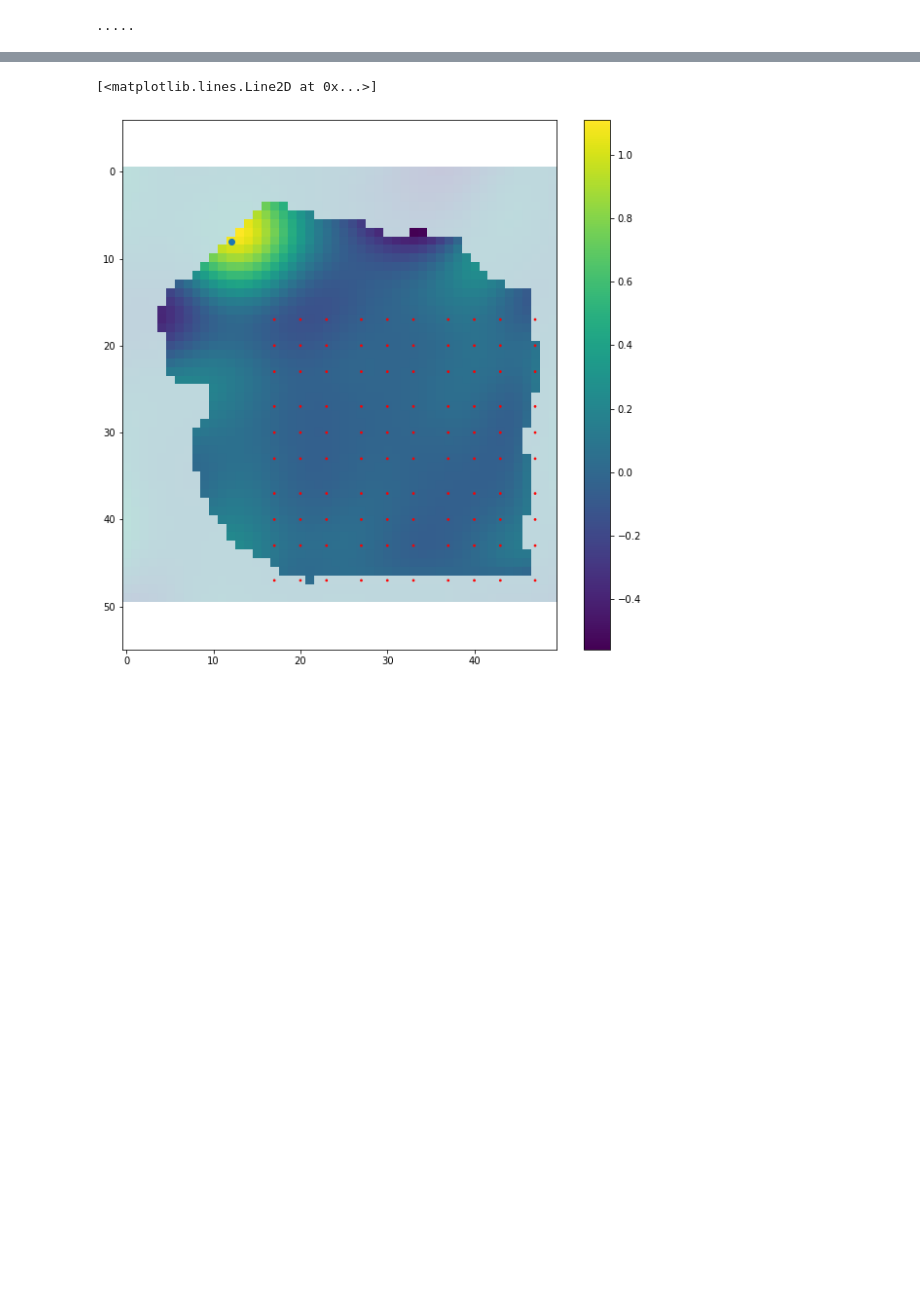
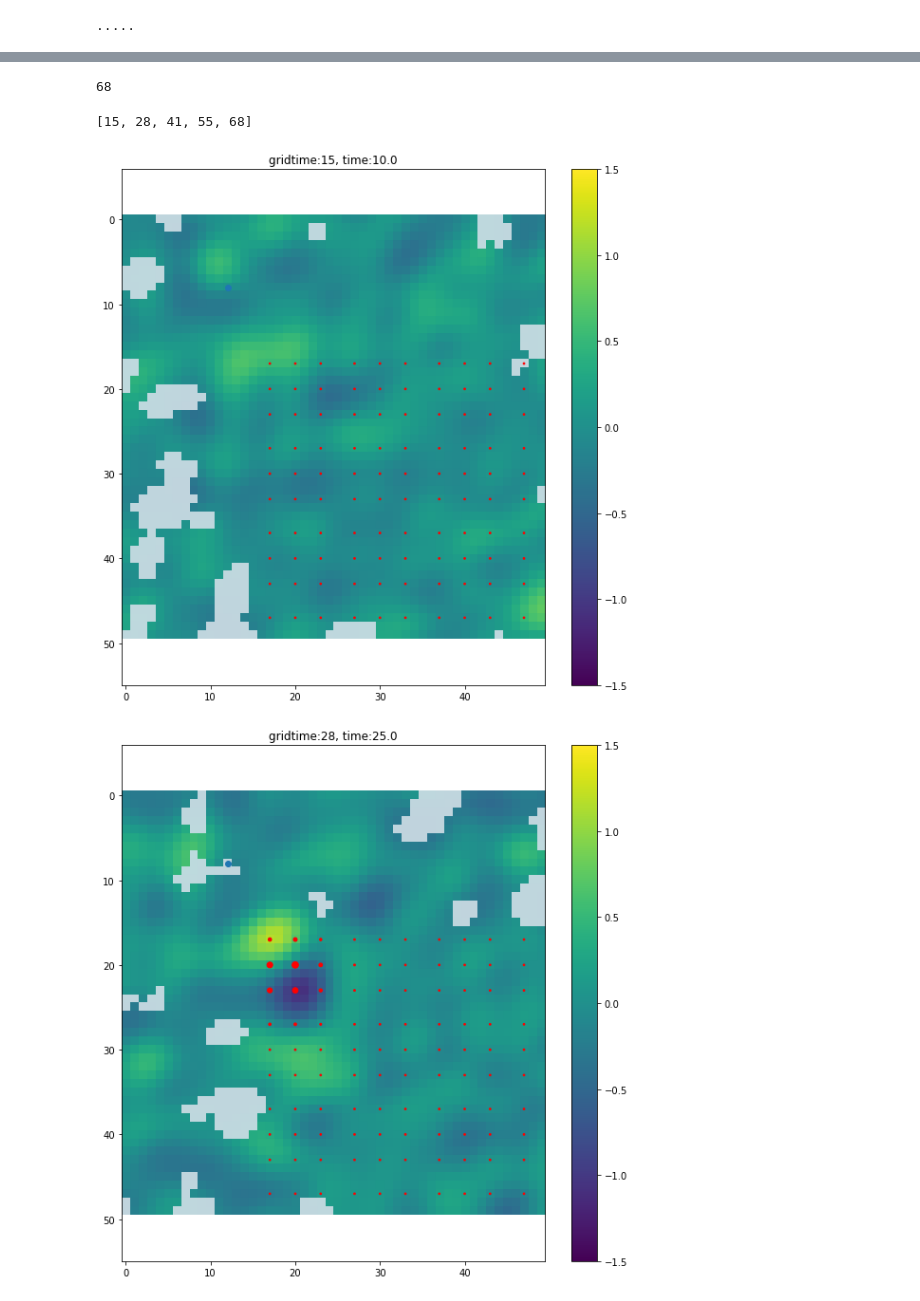
Before and after one commit to SheffieldML/advectionGPdatasets, a Jupyter notebook: juypter/ToyWindProblem.ipynb, the cells around one changed output, grey strips where cells are left out. Cells and saved outputs as stored; diff of their text form; code cells hidden in the pictures; blank space fills up the shorter version.

```diff
--- a/juypter/ToyWindProblem.ipynb
+++ b/juypter/ToyWindProblem.ipynb
@@ -17,7 +17,7 @@ D = 0.5
 for x in np.linspace(30,100,10):
     for y in np.linspace(30,100,10):
         for t in np.linspace(0,60,5):
-            blobcentre = np.array([t+10,t+20]) #1m/s
+            blobcentre = np.array([2*t+10,t+20]) #1m/s
             blobsize = np.sqrt(2*2*D*(t+5))
             d = np.linalg.norm(np.array([x,y])-blobcentre)
             #v = d
@@ -71,14 +71,14 @@ plt.axis('equal')
 # %%
 #set up our model...
-N_feat = 600 #Number of features used to infer the source
-k = EQ(15, 1)
-res = [100,50,50]
+N_feat = 1000 #Number of features used to infer the source
+k = EQ(7, 1)
+res = [75,50,50]
 gbs = ((np.prod(res)*len(X)*8)/1024/1024/1000)
 print("Memory usage in grid model: %0.2f Gb" % gbs)
 #assert gbs<6, "TOO BIG :("
 noiseSD = 0.02
 sensors = FixedSensorModel(X,3)
-windmodel=WindSimple(1,1)
-k_0 = 0.5
+windmodel=WindSimple(2,1)
+k_0 = 0.1
 mInfer = Model(resolution=res,boundary=boundary,N_feat=N_feat,noiseSD=noiseSD,kernel=k,sensormodel=sensors,windmodel=windmodel,k_0=k_0) #Initiate new model for inference
 # %% [output]
@@ -154,19 +154,31 @@ plt.axis('equal')
+# %%
+tp
+# %% [output]
+68
+# %%
+tgrid
+# %% [output]
+[15, 28, 41, 55, 68]
 # %%
-timepoint = 0
-tp = tgrid[timepoint]
-#tp = 0
-conf = (source_upper_ci-source_lower_ci)[tgrid[timepoint],:,:]
-source = sourceInfer[tp,:,:].copy()
-source[conf>0.025]=np.NaN
+confthreshold = 2 #0.05
+for timepoint in range(5):
+    tp = tgrid[timepoint]
+    t = ts[timepoint]
 
-plt.figure(figsize=[10,10])
-plt.imshow(sourceInfer[tp,:,:],clim=[-4,6],alpha=0.3)
-plt.imshow(source)#,clim=[-4,6])
-plt.colorbar()
-#plt.plot(realsource[2],realsource[1],'xw')
-plt.scatter(Xgrid[X[:,1]==ts[timepoint],2],Xgrid[X[:,1]==ts[timepoint],1],3+Y[X[:,1]==ts[timepoint]]/100,color='red')
-plt.axis('equal')
-plt.plot(12,8,'o')
+    conf = (source_upper_ci-source_lower_ci)[tgrid[timepoint],:,:]
+    source = sourceInfer[tp,:,:].copy()
+    source[conf>confthreshold]=np.NaN
+
+    plt.figure(figsize=[10,10])
+    plt.title('gridtime:%d, time:%0.1f' % (tp,ts[timepoint]))
+    plt.imshow(sourceInfer[tp,:,:],clim=[-4,6],alpha=0.3)
+    plt.imshow(source)#,clim=[-2,2])
+    plt.clim([-1.5,1.5])
+    plt.colorbar()
+    #plt.plot(realsource[2],realsource[1],'xw')
+    plt.scatter(Xgrid[X[:,1]==t,2],Xgrid[X[:,1]==t,1],3+Y[X[:,1]==t]*5,color='red')
+    plt.axis('equal')
+    plt.plot(12,8,'o')
 # %% [output]
-[<matplotlib.lines.Line2D at 0x...>]
-[figure, old version]
+[figure, new version]
+[figure, added]
```
Also changed, not shown: parts of 9 cells of this notebook, 1 other file.
